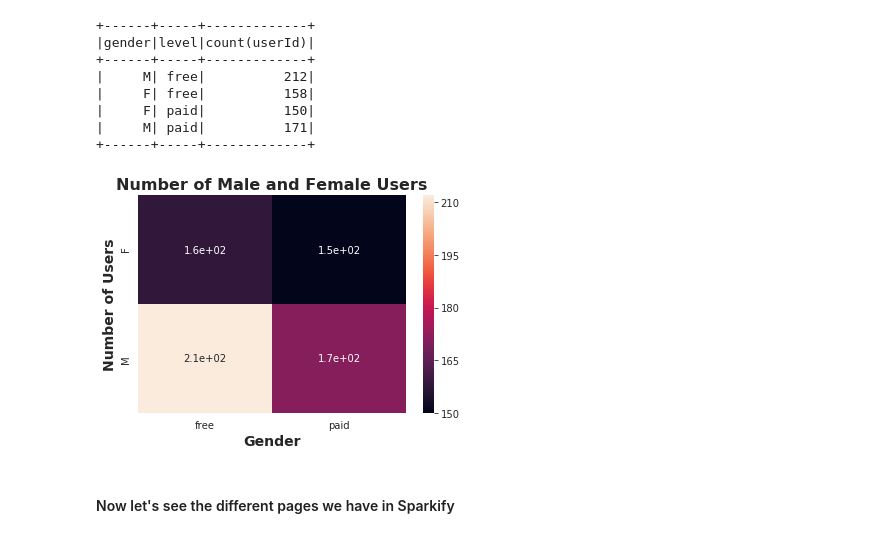
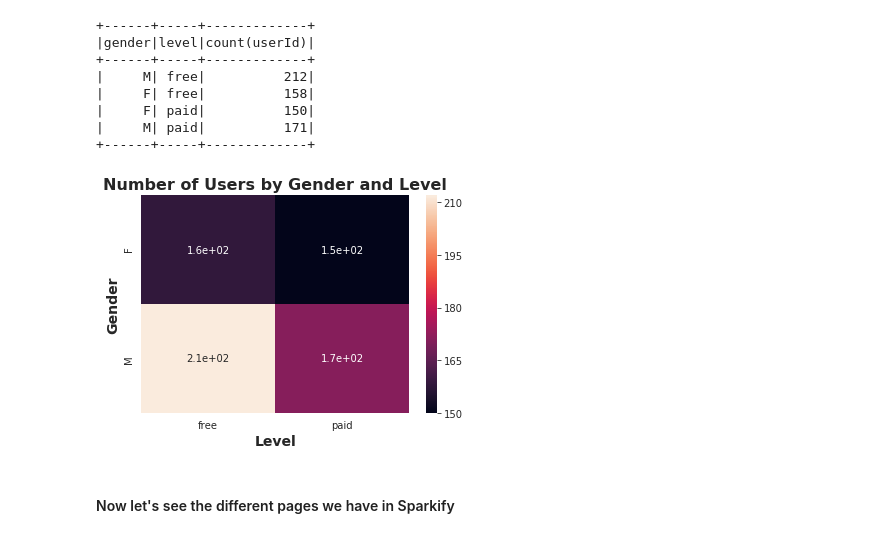
Before and after one commit to GiulioCMSanto/sparkify_predicting_churn_with_spark, a Jupyter notebook: Sparkify.ipynb, the cells around one changed output. Drawn from its saved outputs; the diff is of its cells as text; code cells hidden in the pictures.

Commit message:
Sparkify.ipynb: update figure

```diff
--- a/Sparkify.ipynb
+++ b/Sparkify.ipynb
@@ -271,12 +267,12 @@ level_gender = level_gender.toPandas()
 level_gender = level_gender.pivot(index='gender', columns='level', values='count(userId)')
 # %%
 ax = sns.heatmap(level_gender, annot=True)
-plt.title("Number of Male and Female Users", fontsize=16, fontweight='bold')
-plt.xlabel("Gender", fontsize=14, fontweight='bold')
-plt.ylabel("Number of Users", fontsize=14, fontweight='bold')
+plt.title("Number of Users by Gender and Level", fontsize=16, fontweight='bold')
+plt.xlabel("Level", fontsize=14, fontweight='bold')
+plt.ylabel("Gender", fontsize=14, fontweight='bold')
 plt.show()
 # %% [output]
-[figure, old version]
+[figure, new version]
 # %% [markdown]
 #### Now let's see the different pages we have in Sparkify
 # %%
```
Also changed, not shown: parts of 1 cell of this notebook.
